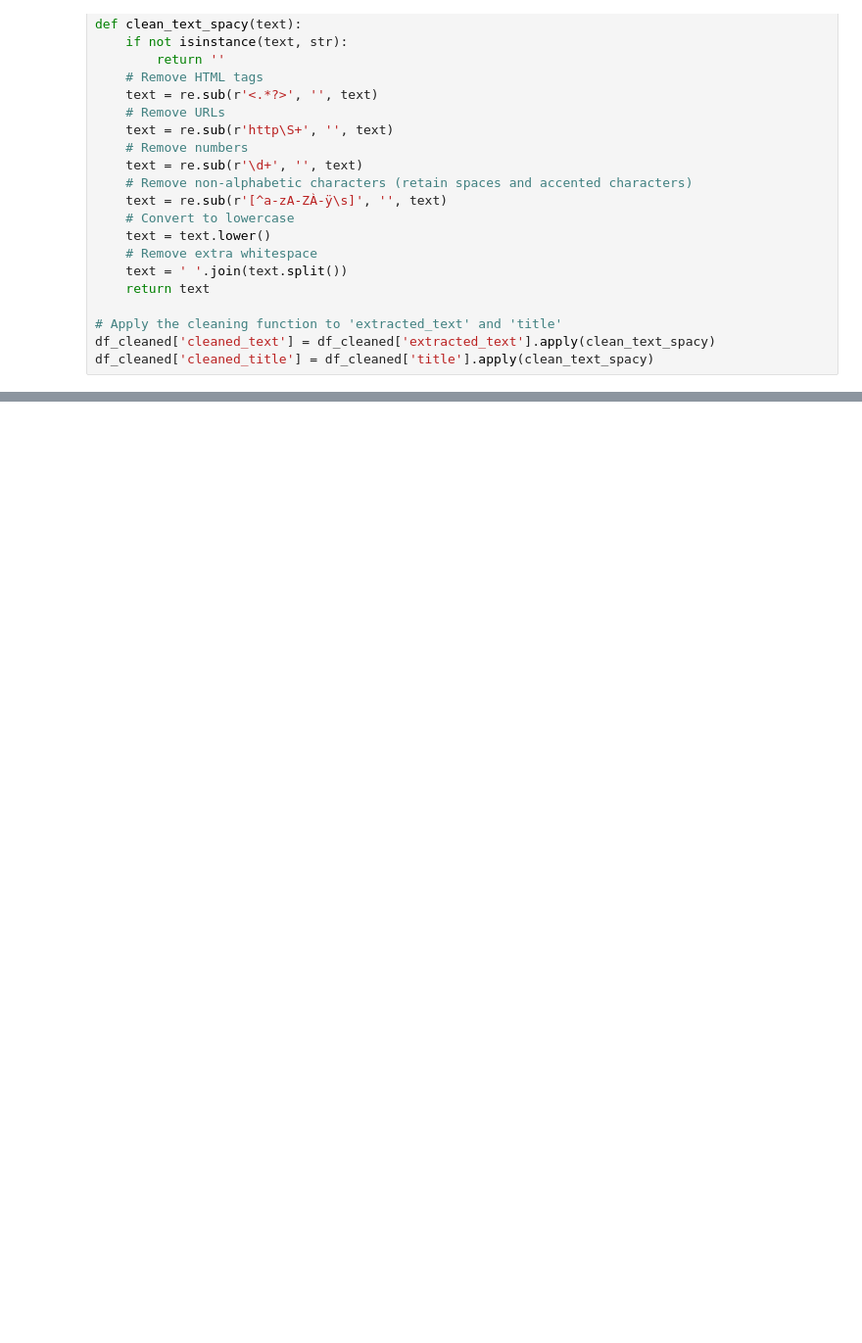
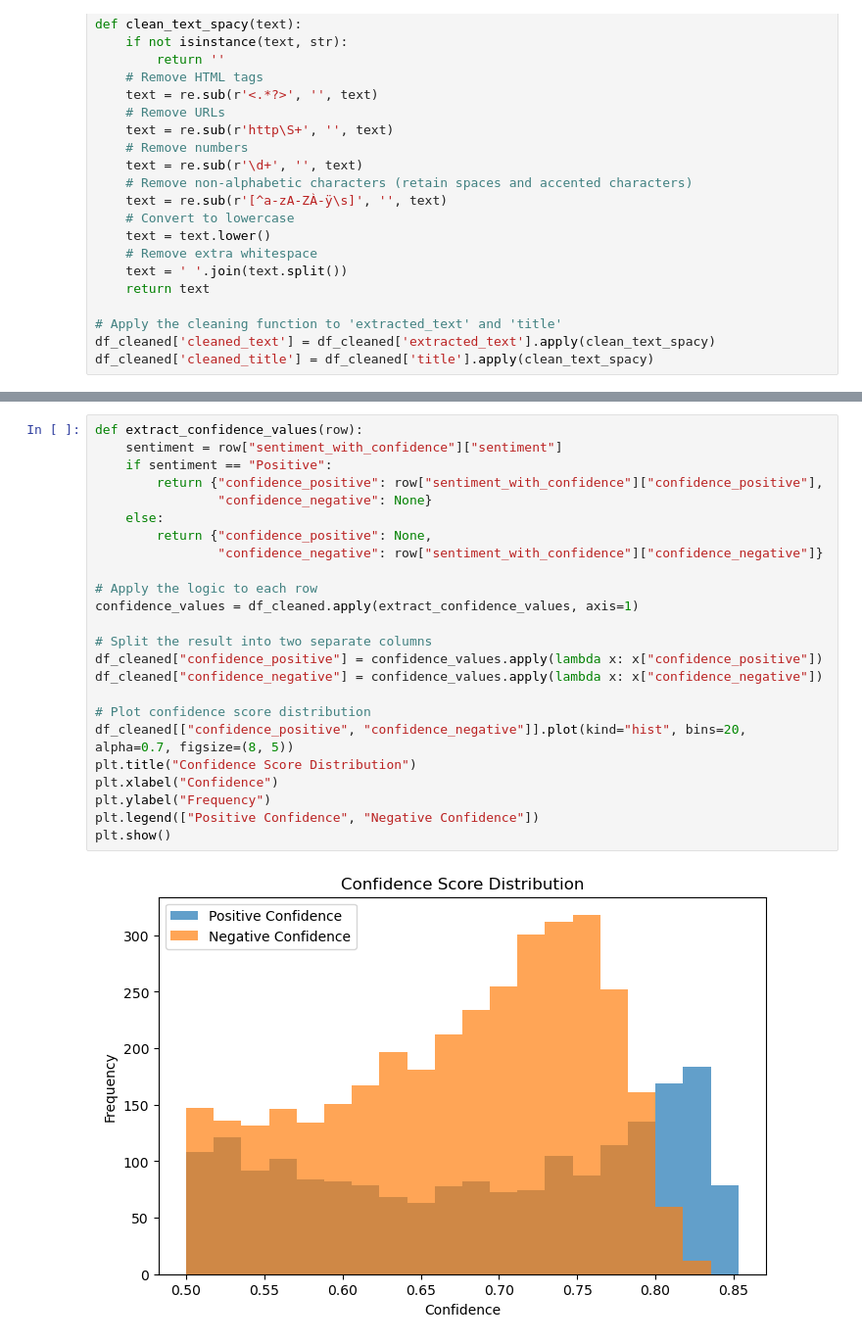
Before and after one commit to ftferreira02/Projeto-ED, a Jupyter notebook: arquivo.ipynb, the cells around one changed output, grey strips where cells are left out. Shown at 98% size. Drawn from its saved outputs; the diff is of its cells as text; blank space fills up the shorter version.

```diff
--- a/arquivo.ipynb
+++ b/arquivo.ipynb
@@ -503,0 +1202,26 @@ plt.show()
+# %%
+def extract_confidence_values(row):
+    sentiment = row["sentiment_with_confidence"]["sentiment"]
+    if sentiment == "Positive":
+        return {"confidence_positive": row["sentiment_with_confidence"]["confidence_positive"],
+                "confidence_negative": None}
+    else:
+        return {"confidence_positive": None,
+                "confidence_negative": row["sentiment_with_confidence"]["confidence_negative"]}
+
+# Apply the logic to each row
+confidence_values = df_cleaned.apply(extract_confidence_values, axis=1)
+
+# Split the result into two separate columns
+df_cleaned["confidence_positive"] = confidence_values.apply(lambda x: x["confidence_positive"])
+df_cleaned["confidence_negative"] = confidence_values.apply(lambda x: x["confidence_negative"])
+
+# Plot confidence score distribution
+df_cleaned[["confidence_positive", "confidence_negative"]].plot(kind="hist", bins=20, alpha=0.7, figsize=(8, 5))
+plt.title("Confidence Score Distribution")
+plt.xlabel("Confidence")
+plt.ylabel("Frequency")
+plt.legend(["Positive Confidence", "Negative Confidence"])
+plt.show()
+# %% [output]
+[figure, added]
```
Also changed, not shown: parts of 74 cells of this notebook, 3 other files.
